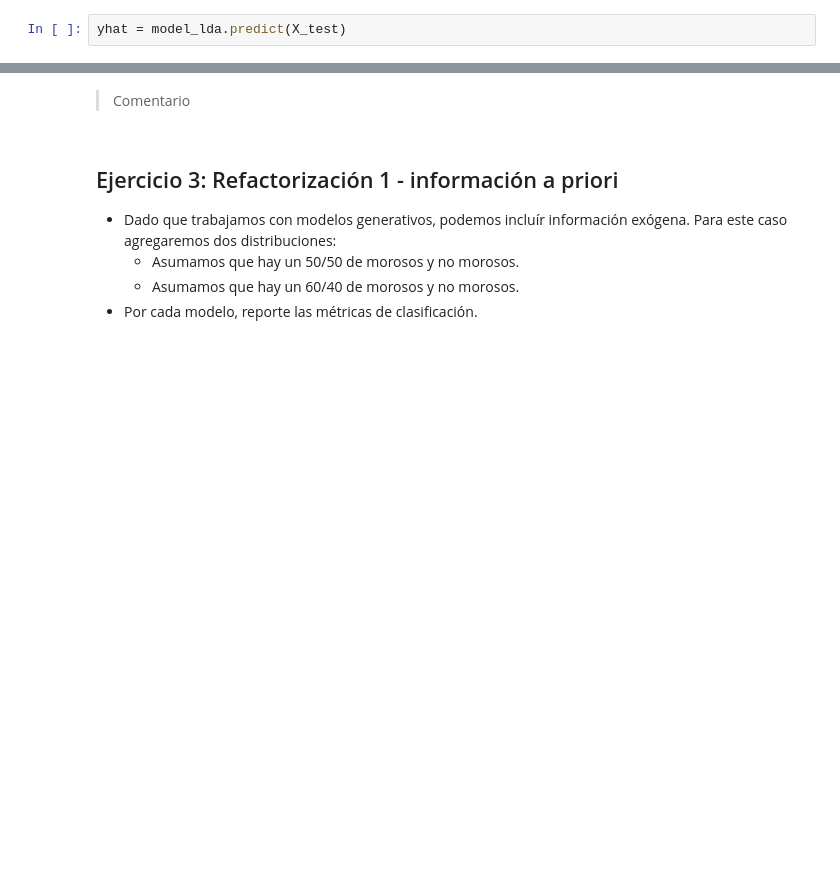
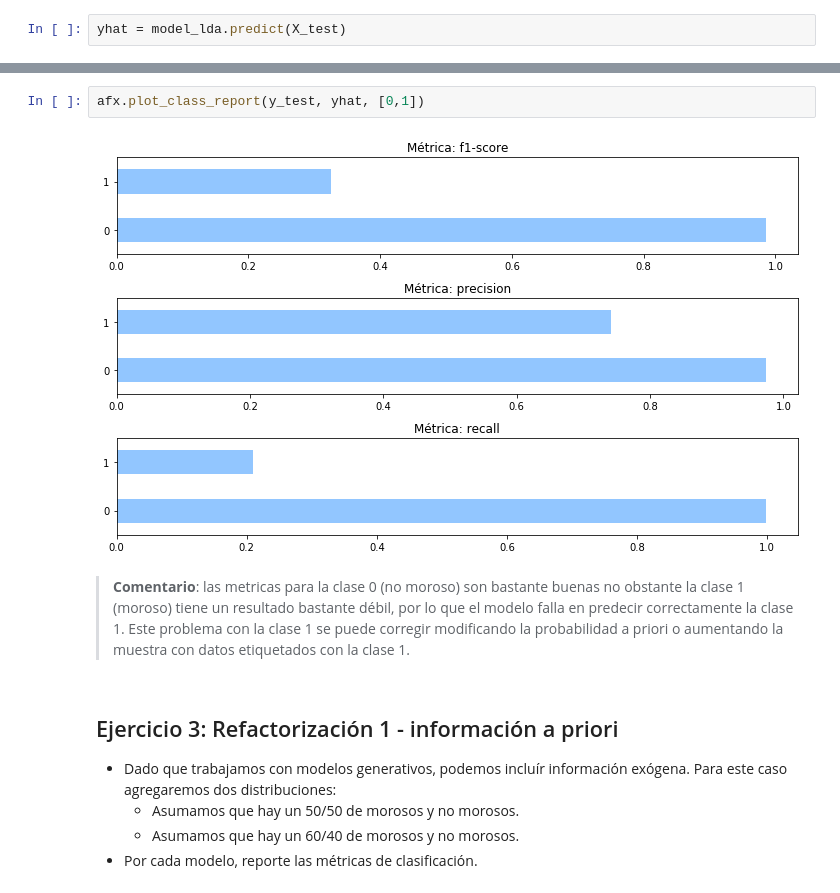
Before and after one commit to ridexmoler/modulo-machine-learning, a Jupyter notebook: semana2/sesion4/Pablo-Rocco-ACT004/notebook.ipynb, the cells around one changed output, grey strips where cells are left out. Drawn from its saved outputs; the diff is of its cells as text; blank space fills up the shorter version.

```diff
--- a/semana2/sesion4/Pablo-Rocco-ACT004/notebook.ipynb
+++ b/semana2/sesion4/Pablo-Rocco-ACT004/notebook.ipynb
@@ -140,7 +160,11 @@ print(classification_report(y_test, yhat))
    macro avg       0.86      0.60      0.66      3300
 weighted avg       0.97      0.97      0.96      3300
-# %% [markdown]
-> Comentario
+# %%
+afx.plot_class_report(y_test, yhat, [0,1])
+# %% [output]
+[figure, added]
+# %% [markdown]
+> __Comentario__: las metricas para la clase 0 (no moroso) son bastante buenas no obstante la clase 1 (moroso) tiene un resultado bastante débil, por lo que el modelo falla en predecir correctamente la clase 1. Este problema con la clase 1 se puede corregir modificando la probabilidad a priori o aumentando la muestra con datos etiquetados con la clase 1.
 # %% [markdown]
 ## Ejercicio 3: Refactorización 1 - información a priori
 
```
Also changed, not shown: parts of 31 cells of this notebook, 1 other file.
